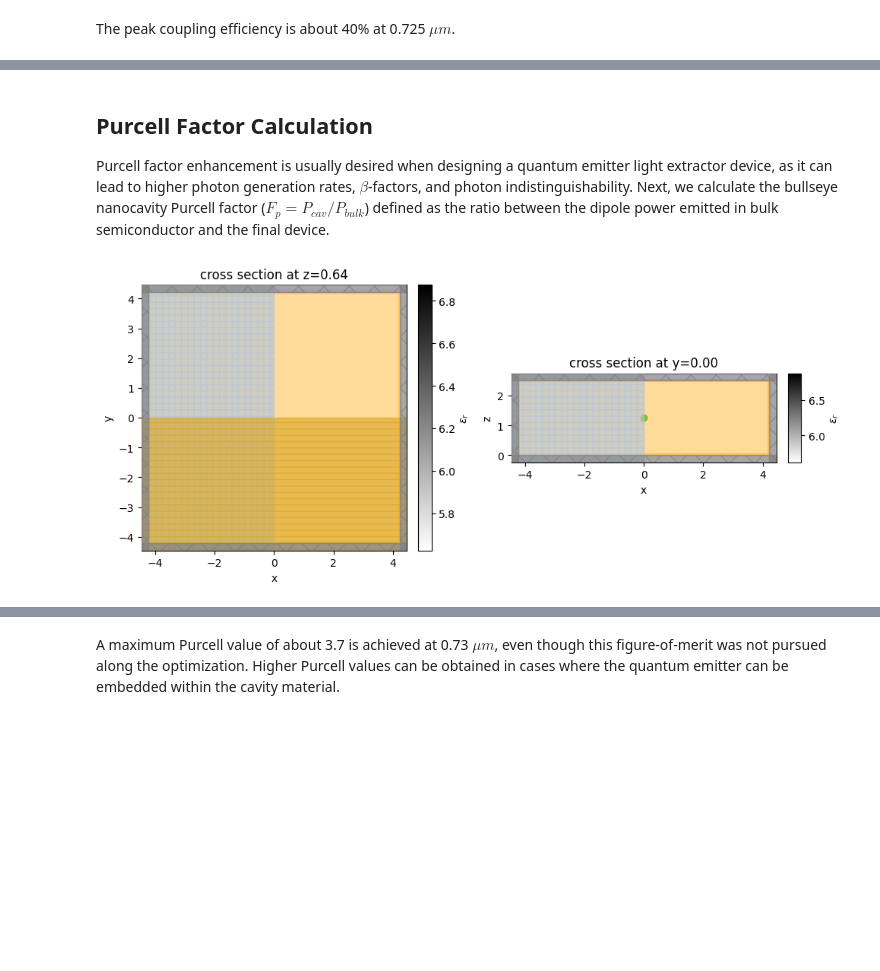
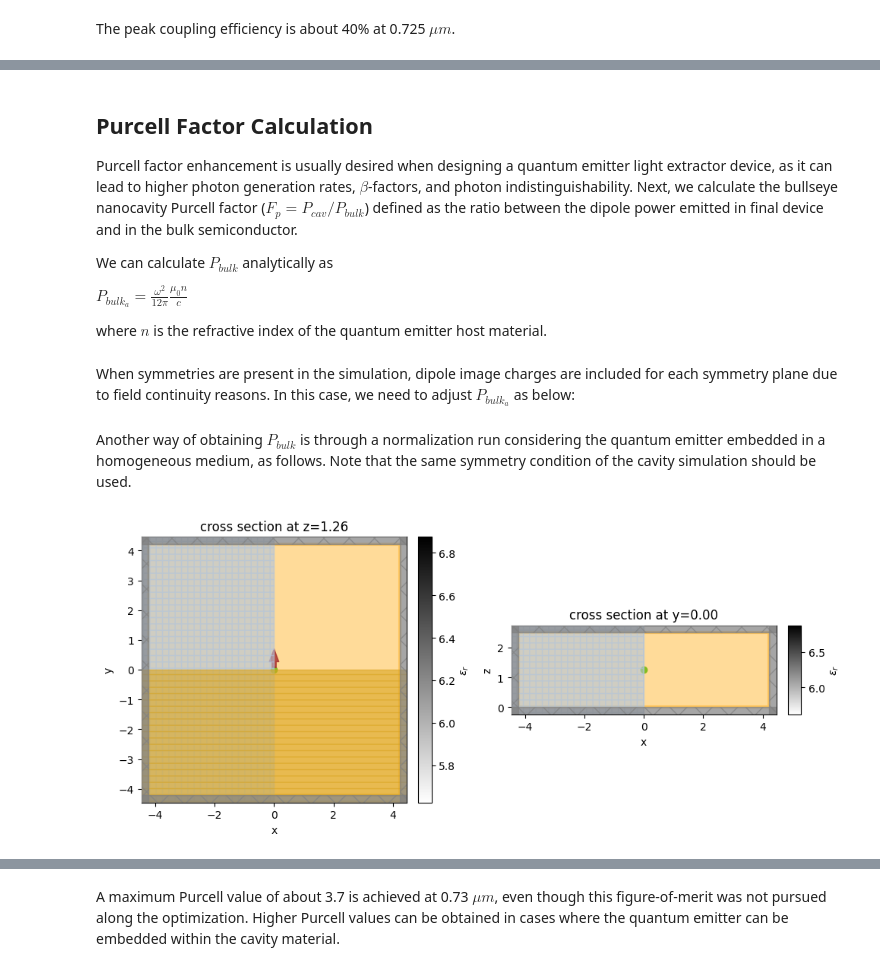
Before and after one commit to flexcompute-readthedocs/tidy3d-docs, a Jupyter notebook: docs/source/notebooks/BullseyeCavityPSO.ipynb, the cells around one changed output, grey strips where cells are left out. Drawn from its saved outputs; the diff is of its cells as text; code cells hidden in the pictures; blank space fills up the shorter version.

Commit message:
Bullseye PSO notebook review.

```diff
--- a/docs/source/notebooks/BullseyeCavityPSO.ipynb
+++ b/docs/source/notebooks/BullseyeCavityPSO.ipynb
@@ -45,7 +45,7 @@ n_clad = 1.45  # Cladding refractive index.
 d_cf = 2.0  # Distance between the cavity and the fiber.
 
 # PSO optimization parameters.
-iterations = 30  # Number of iterations.
+iterations = 15  # Number of iterations.
 n_particle = 5  # Number of particles in optimization.
 
 # Simulation wavelength.
@@ -367,6 +377,8 @@ optimizer = GlobalBestPSO(
 # %% [markdown]
 Now, we are ready to run the optimization!
 # %%
+td.config.logging_level = "ERROR"
+
 # Run the optimization.
 best_ce, best_par = optimizer.optimize(obj, iterations)
 best_ce = np.abs(best_ce)
@@ -413,6 +425,18 @@ final_design = get_simulation(
     dcf=best_par[5],
 )
 
+# Field monitor to visualize the fields at the peak coupling efficiency.
+wl_mon = 0.725 # Wavelength for field monitor.
+field_monitor_xz_f = td.FieldMonitor(
+    center=(0, 0.05, final_design.center[2]/2),
+    size=(final_design.size[0], 0, final_design.size[2]),
+    freqs=[td.C_0/wl_mon],
+    name="field_xz_f",
+)
+
+mon_f = final_design.monitors + (field_monitor_xz_f,)
+final_design = final_design.copy(update=dict(monitors=mon_f))
+
 fig, (ax1, ax2) = plt.subplots(1, 2, tight_layout=True, figsize=(10, 5))
 final_design.plot_eps(z=best_par[4] + t_tio2 / 1.5, ax=ax1)
 final_design.plot_eps(y=0, ax=ax2)
@@ -459,4 +483,10 @@ plt.show()
 # %% [markdown]
 ## Purcell Factor Calculation
 
-Purcell factor enhancement is usually desired when designing a quantum emitter light extractor device, as it can lead to higher photon generation rates, $\beta$-factors, and photon indistinguishability. Next, we calculate the bullseye nanocavity Purcell factor ($F_{p} = P_{cav}/P_{bulk}$) defined as the ratio between the dipole power emitted in bulk semiconductor and the final device.
+Purcell factor enhancement is usually desired when designing a quantum emitter light extractor device, as it can lead to higher photon generation rates, $\beta$-factors, and photon indistinguishability. Next, we calculate the bullseye nanocavity Purcell factor ($F_{p} = P_{cav}/P_{bulk}$) defined as the ratio between the dipole power emitted in final device and in the bulk semiconductor.
+
+We can calculate $P_{bulk}$ analytically as
+
+$P_{bulk_a} = \frac{\omega^{2}}{12\pi}\frac{\mu_{0}n}{c}$
+
+where $n$ is the refractive index of the quantum emitter host material.
@@ -462,0 +495,2 @@ Purcell factor enhancement is usually desired when designing a quantum emitter l
+# %% [markdown]
+When symmetries are present in the simulation, dipole image charges are included for each symmetry plane due to field continuity reasons. In this case, we need to adjust $P_{bulk_a}$ as below:
@@ -463,35 +499,38 @@ Purcell factor enhancement is usually desired when designing a quantum emitter l
+# %% [markdown]
+Another way of obtaining $P_{bulk}$ is through a normalization run considering the quantum emitter embedded in a homogeneous medium, as follows. Note that the same symmetry condition of the cavity simulation should be used.
 # %%
 # Point dipole source located at the center of TiO2 thin film.
 dp_source_bulk = td.PointDipole(
-    center=(0, 0, (pml_spacing + best_par[4] + t_tio2 + best_par[5]) / 2),
+    center=(0, 0, final_design.size[2] / 2),
     source_time=td.GaussianPulse(freq0=freq, fwidth=freqw),
     polarization="Ey",
 )
 
 # Flux monitor to get the total dipole power.
 flux_dip_bulk = td.FluxMonitor(
-    center=(0, 0, (pml_spacing + best_par[4] + t_tio2 + best_par[5]) / 2),
-    size=(final_design.size),
+    center=(0, 0, final_design.size[2] / 2),
+    size=final_design.size,
     freqs=freqs,
     name="flux_dip_bulk",
 )
 
 bulk_device = final_design.copy(
     update={
         "structures": [],
         "sources": [dp_source_bulk],
         "monitors": [flux_dip_bulk],
         "medium": mat_tio2,
+        "symmetry": final_design.symmetry,
         "boundary_spec": td.BoundarySpec.all_sides(boundary=td.PML()),
     }
 )
 
 fig, (ax1, ax2) = plt.subplots(1, 2, tight_layout=True, figsize=(10, 5))
-bulk_device.plot_eps(z=t_sio2 + t_tio2, ax=ax1)
+bulk_device.plot_eps(z=(final_design.size[2]) / 2, ax=ax1)
 bulk_device.plot_eps(y=0, ax=ax2)
 plt.show()
 # %% [output]
-[figure, old version]
+[figure, new version]
 # %%
 sim_data_bulk = web.run(bulk_device, task_name="bulk sim")
 # %% [output]
```
Also changed, not shown: parts of 12 cells of this notebook.
